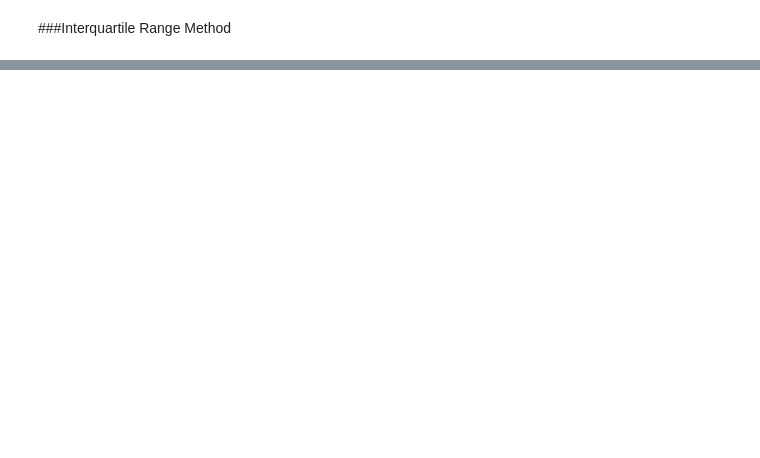
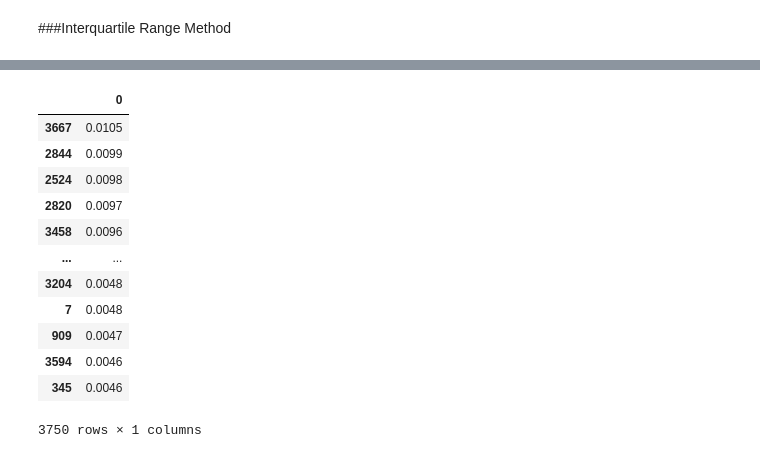
Before and after one commit to MLBartkowiakChojnacki/ML_PROJECT_2022, a Jupyter notebook: notebooks/handling_outliers.ipynb, the cells around one changed output, grey strips where cells are left out. Drawn from its saved outputs; the diff is of its cells as text; code cells hidden in the pictures; blank space fills up the shorter version.

```diff
--- a/notebooks/handling_outliers.ipynb
+++ b/notebooks/handling_outliers.ipynb
@@ -85,0 +39,25 @@ Non-outlier observations: 3731
+# %%
+# counting outliers occurance
+outliers_count = X_outliers_rem.sum(axis=1)
+
+# percentage of the total
+percentage = []
+for i in outliers_count:
+    percentage.append(i/10000)
+# %%
+table = pd.DataFrame(percentage).sort_values(by=[0], ascending=False)
+table
+# %% [output]
+|  | 0 |
+| 3667 | 0.0105 |
+| 2844 | 0.0099 |
+| 2524 | 0.0098 |
+| 2820 | 0.0097 |
+| 3458 | 0.0096 |
+| ... | ... |
+| 3204 | 0.0048 |
+| 7 | 0.0048 |
+| 909 | 0.0047 |
+| 3594 | 0.0046 |
+| 345 | 0.0046 |
+3750 rows × 1 columns
```
Also changed, not shown: parts of 13 cells of this notebook.
